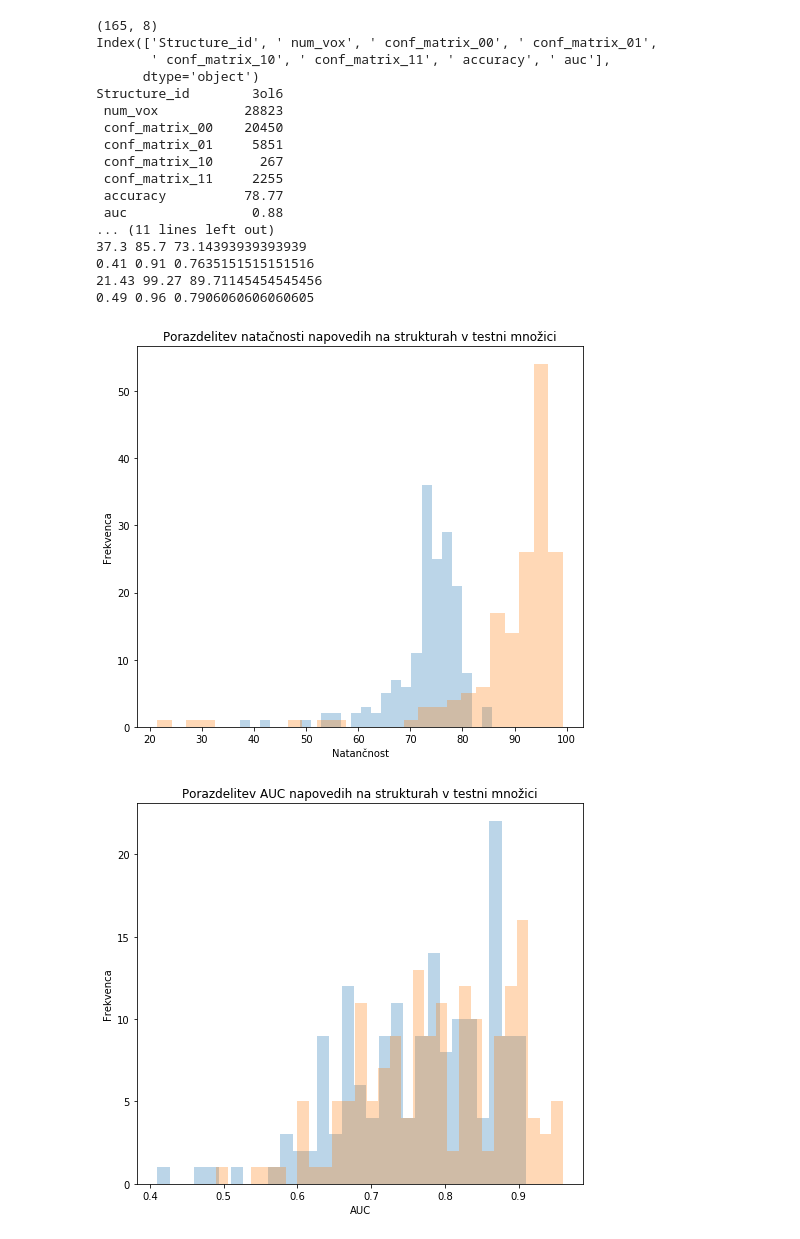
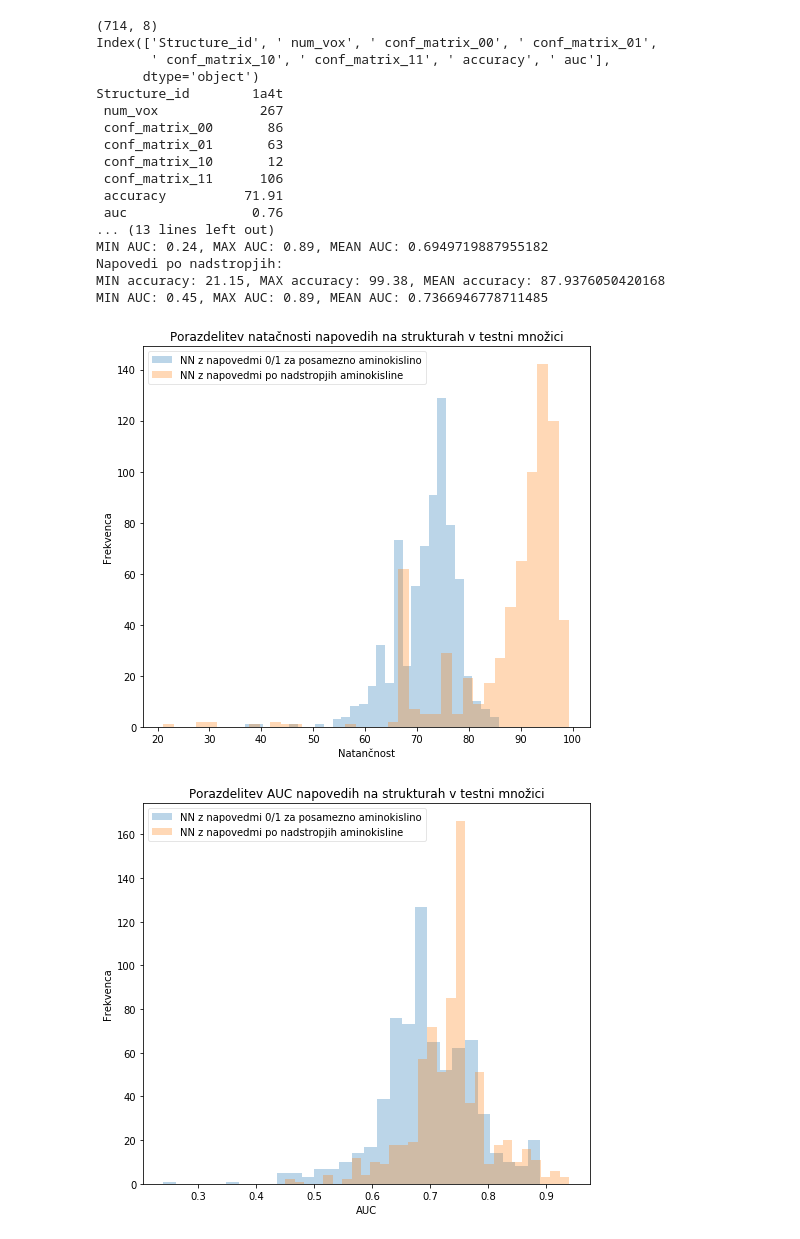
Before and after one commit to SaraKuznik/proteins-RNA-CNN, a Jupyter notebook: final_results.ipynb, the cells around one changed output. Cells and saved outputs as stored; diff of their text form; code cells hidden in the pictures.

Commit message:
Added some plots

```diff
--- a/final_results.ipynb
+++ b/final_results.ipynb
@@ -3,86 +116,94 @@ import numpy as np
 import pandas as pd
 import matplotlib.pyplot as plt
 
-results_1 = pd.read_csv('./results/combined_predictions_1.csv')
+results_1 = pd.read_csv('./results/combined_predictions_1_other.csv')
 print(results_1.shape)
 print(results_1.columns)
 print(results_1.loc[0])
 
-results_17 = pd.read_csv('./results/combined_predictions_17.csv')
+results_17 = pd.read_csv('./results/combined_predictions_17_other_2.csv')
 print(results_17.shape)
 print(results_17.loc[0])
 
 accs = results_1[' accuracy'].values
 aucs = results_1[' auc'].values
-print(min(accs), max(accs), np.mean(accs))
-print(min(aucs), max(aucs), np.mean(aucs))
+print('Napovedi 0/1:')
+print(f'MIN accuracy: {min(accs)}, MAX accuracy: {max(accs)}, MEAN accuracy: {np.mean(accs)}')
+print(f'MIN AUC: {min(aucs)}, MAX AUC: {max(aucs)}, MEAN AUC: {np.mean(aucs)}')
 
 accs_17 = results_17[' accuracy'].values
 aucs_17 = results_17[' auc'].values
-print(min(accs_17), max(accs_17), np.mean(accs_17))
-print(min(aucs_17), max(aucs_17), np.mean(aucs_17))
+print('Napovedi po nadstropjih:')
+print(f'MIN accuracy: {min(accs_17)}, MAX accuracy: {max(accs_17)}, MEAN accuracy: {np.mean(accs_17)}')
+print(f'MIN AUC: {min(aucs_17)}, MAX AUC: {max(aucs)}, MEAN AUC: {np.mean(aucs_17)}')
 
 args = dict(histtype='stepfilled', alpha=0.3, bins='auto')
 
-plt.hist(accs, **args)
-plt.hist(accs_17, **args)
+plt.hist(accs, label = 'NN z napovedmi 0/1 za posamezno aminokislino', **args)
+plt.hist(accs_17, label = 'NN z napovedmi po nadstropjih aminokisline', **args)
 plt.title('Porazdelitev natačnosti napovedih na strukturah v testni množici')
 plt.xlabel('Natančnost')
 plt.ylabel('Frekvenca')
+plt.legend(loc="upper left", fancybox=True, framealpha=0.5)
+plt.savefig('natancnosti_validacijska')
 plt.show()
 
 args_auc  = dict(histtype='stepfilled', alpha=0.3, bins=30)
-plt.hist(aucs, **args_auc)
-plt.hist(aucs_17, **args_auc)
+plt.hist(aucs, label = 'NN z napovedmi 0/1 za posamezno aminokislino', **args_auc)
+plt.hist(aucs_17, label = 'NN z napovedmi po nadstropjih aminokisline', **args_auc)
 plt.title('Porazdelitev AUC napovedih na strukturah v testni množici')
 plt.xlabel('AUC')
 plt.ylabel('Frekvenca')
+plt.legend(loc="upper left", fancybox=True, framealpha=0.5)
+plt.savefig('auc_validacijska')
 plt.show()
 
 plt.rcParams['figure.figsize'] = [8,7]
 
 fig, axes = plt.subplots(2,2)
 fig.suptitle('Porazdelitve deleža struktur v matriki zamenjav')
 ax = axes[0,0]
 nv = results_1[' num_vox'].values
 nv_17 = results_17[' num_vox'].values
-ax.hist(results_1[' conf_matrix_00'].values/nv, **args)
-ax.hist(results_17[' conf_matrix_00'].values/nv_17, **args)
+ax.hist(results_1[' conf_matrix_00'].values/nv,label = 'NN z napovedmi 0/1', **args)
+ax.hist(results_17[' conf_matrix_00'].values/nv_17,label = 'NN z napovedmi po nadstropjih', **args)
 ax.set_xlabel('Delež pravilno negativnih struktur')
 ax.set_ylabel('Frekvenca')
+ax.legend(loc="upper left", fancybox=True, framealpha=0.5)
 ax = axes[0,1]
 ax.hist(results_1[' conf_matrix_01'].values/nv, **args)
 ax.hist(results_17[' conf_matrix_01'].values/nv_17, **args)
 ax.set_xlabel('Delež napačno pozitvnih struktur')
 ax.set_ylabel('Frekvenca')
 ax = axes[1,0]
 ax.hist(results_1[' conf_matrix_10'].values/nv, **args)
 ax.hist(results_17[' conf_matrix_10'].values/nv_17, **args)
 ax.set_xlabel('Delež napačno negativnih struktur')
 ax.set_ylabel('Frekvenca')
 ax = axes[1,1]
 ax.hist(results_1[' conf_matrix_11'].values/nv, **args)
 ax.hist(results_17[' conf_matrix_11'].values/nv_17, **args)
 ax.set_xlabel('Delež pravilno pozitivnihstruktur')
 ax.set_ylabel('Frekvenca')
+plt.savefig('matrika_zamenjav_validacijska')
 plt.show()
 # %% [output]
-(165, 8)
+(714, 8)
 Index(['Structure_id', ' num_vox', ' conf_matrix_00', ' conf_matrix_01',
        ' conf_matrix_10', ' conf_matrix_11', ' accuracy', ' auc'],
       dtype='object')
-Structure_id        3ol6
- num_vox           28823
- conf_matrix_00    20450
- conf_matrix_01     5851
- conf_matrix_10      267
- conf_matrix_11     2255
- accuracy          78.77
- auc                0.88
-... (11 lines left out)
-37.3 85.7 73.14393939393939
-0.41 0.91 0.7635151515151516
-21.43 99.27 89.71145454545456
-0.49 0.96 0.7906060606060605
+Structure_id        1a4t
+ num_vox             267
+ conf_matrix_00       86
+ conf_matrix_01       63
+ conf_matrix_10       12
+ conf_matrix_11      106
+ accuracy          71.91
+ auc                0.76
+... (13 lines left out)
+MIN AUC: 0.24, MAX AUC: 0.89, MEAN AUC: 0.6949719887955182
+Napovedi po nadstropjih:
+MIN accuracy: 21.15, MAX accuracy: 99.38, MEAN accuracy: 87.9376050420168
+MIN AUC: 0.45, MAX AUC: 0.89, MEAN AUC: 0.7366946778711485
-[figure, old version]
+[figure, new version]
-[figure, old version]
+[figure, new version]
```
Also changed, not shown: parts of 3 cells of this notebook, 6 other files.
